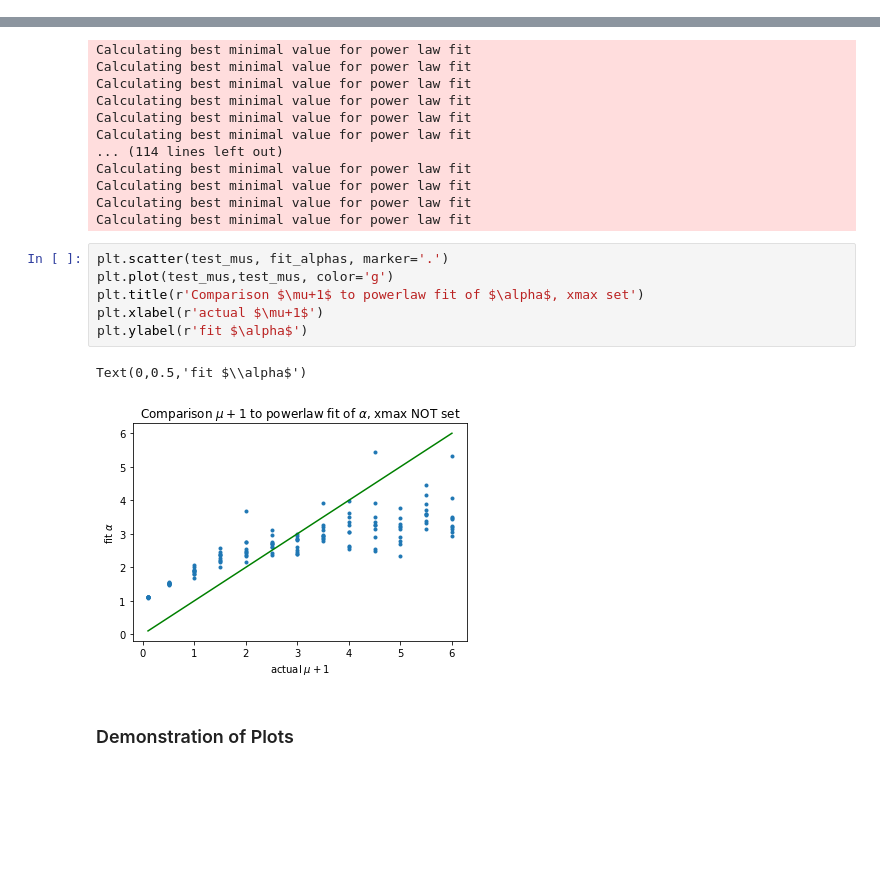
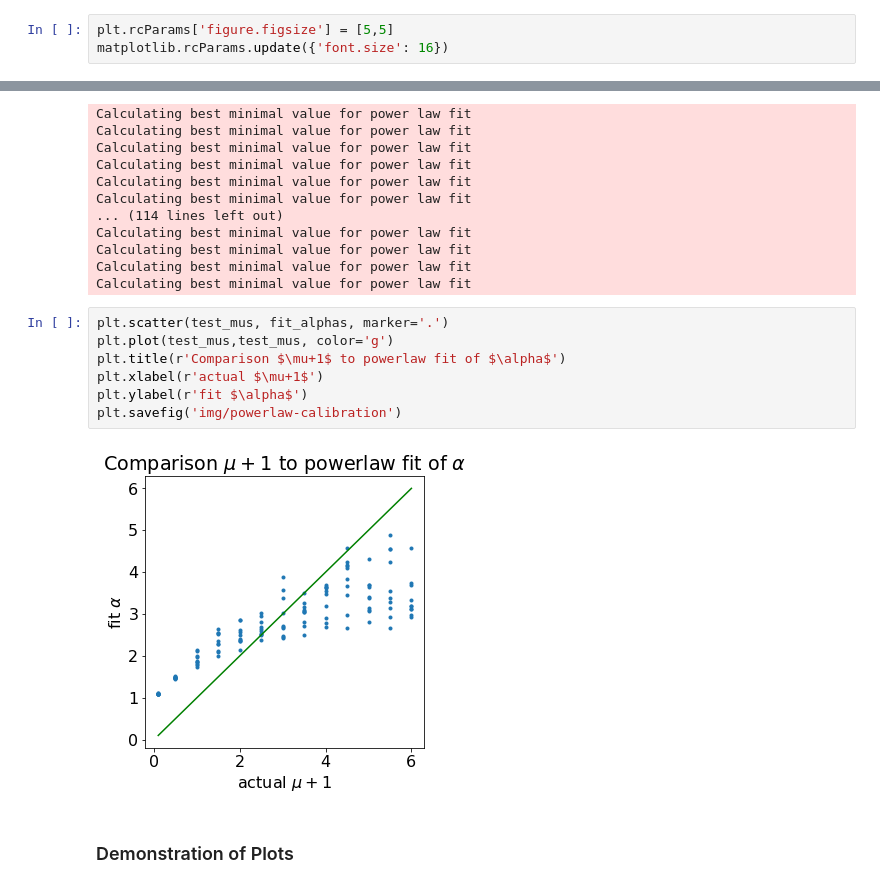
Before and after one commit to CalculatedContent/ImplicitSelfRegularization, a Jupyter notebook: CalibratePowerLawFits.ipynb, the cells around one changed output, grey strips where cells are left out. Drawn from its saved outputs; the diff is of its cells as text; blank space fills up the shorter version.

```diff
--- a/CalibratePowerLawFits.ipynb
+++ b/CalibratePowerLawFits.ipynb
@@ -44,6 +44,9 @@ import matplotlib.pyplot as plt
 %matplotlib inline
 
 import powerlaw
+# %%
+plt.rcParams['figure.figsize'] = [5,5]
+matplotlib.rcParams.update({'font.size': 16})
 # %% [markdown]
 ### Test $N=1000$ data set size, 10 runs each.
 
@@ -84,12 +87,12 @@ Calculating best minimal value for power law fit
 # %%
 plt.scatter(test_mus, fit_alphas, marker='.')
 plt.plot(test_mus,test_mus, color='g')
-plt.title(r'Comparison $\mu+1$ to powerlaw fit of $\alpha$, xmax set')
+plt.title(r'Comparison $\mu+1$ to powerlaw fit of $\alpha$')
 plt.xlabel(r'actual $\mu+1$')
 plt.ylabel(r'fit $\alpha$')
+plt.savefig('img/powerlaw-calibration')
 # %% [output]
-Text(0,0.5,'fit $\\alpha$')
-[figure, old version]
+[figure, new version]
 # %% [markdown]
 ### Demonstration of Plots
 # %%
```
Also changed, not shown: parts of 1 cell of this notebook, 12 other files.
